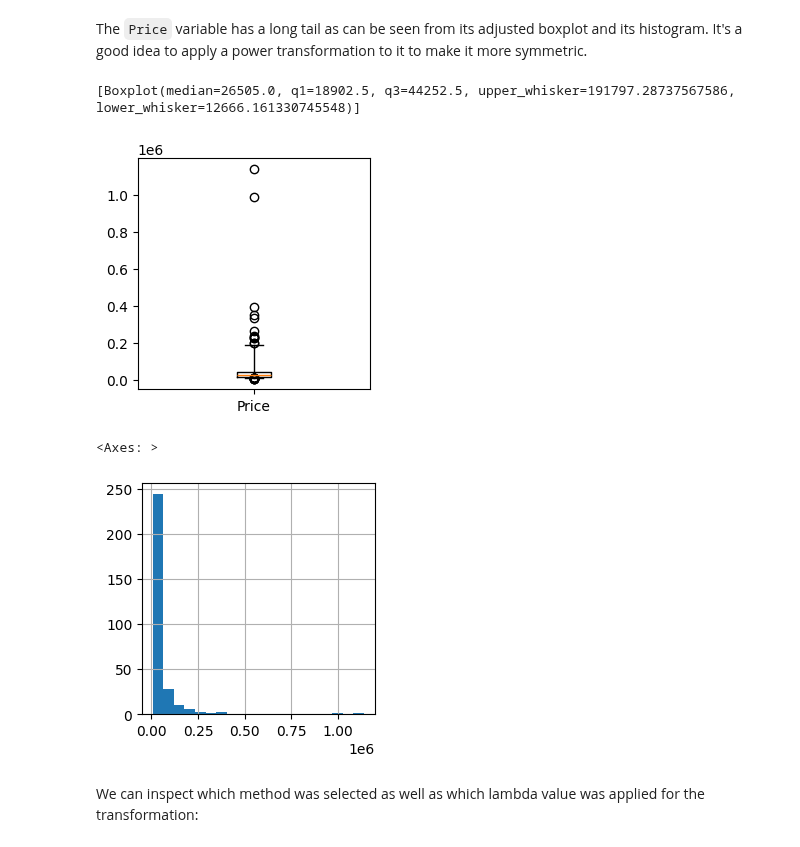
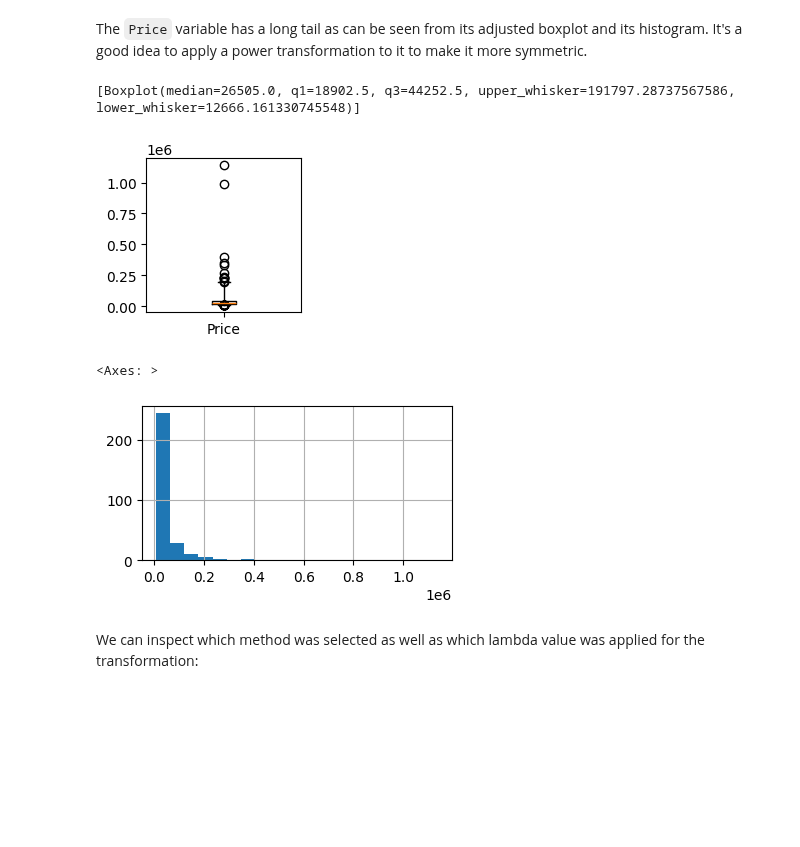
Before and after one commit to STAN-UAntwerp/robpy, a Jupyter notebook: demo_notebooks/topgear.ipynb, the cells around one changed output. Drawn from its saved outputs; the diff is of its cells as text; code cells hidden in the pictures; blank space fills up the shorter version.

Commit message:
adapted notebooks and made diagnostic plots square

```diff
--- a/demo_notebooks/topgear.ipynb
+++ b/demo_notebooks/topgear.ipynb
@@ -105,15 +105,15 @@ clean_data = clean_data.drop(columns=['Verdict'])
 # %% [markdown]
 The `Price` variable has a long tail as can be seen from its adjusted boxplot and its histogram. It's a good idea to apply a power transformation to it to make it more symmetric.
 # %%
-adjusted_boxplot(clean_data['Price'],figsize=(3,3))
+adjusted_boxplot(clean_data['Price'],figsize=(2,2))
 # %% [output]
 [Boxplot(median=26505.0, q1=18902.5, q3=44252.5, upper_whisker=191797.28737567586, lower_whisker=12666.161330745548)]
-[figure, old version]
+[figure, new version]
 # %%
-clean_data['Price'].hist(bins=20, figsize=(3,3))
+clean_data['Price'].hist(bins=20, figsize=(4,2))
 # %% [output]
 <Axes: >
-[figure, old version]
+[figure, new version]
 # %%
 price_transformer = RobustPowerTransformer(method='auto').fit(clean_data['Price'])
 
```
Also changed, not shown: parts of 12 cells of this notebook, 3 other files.
